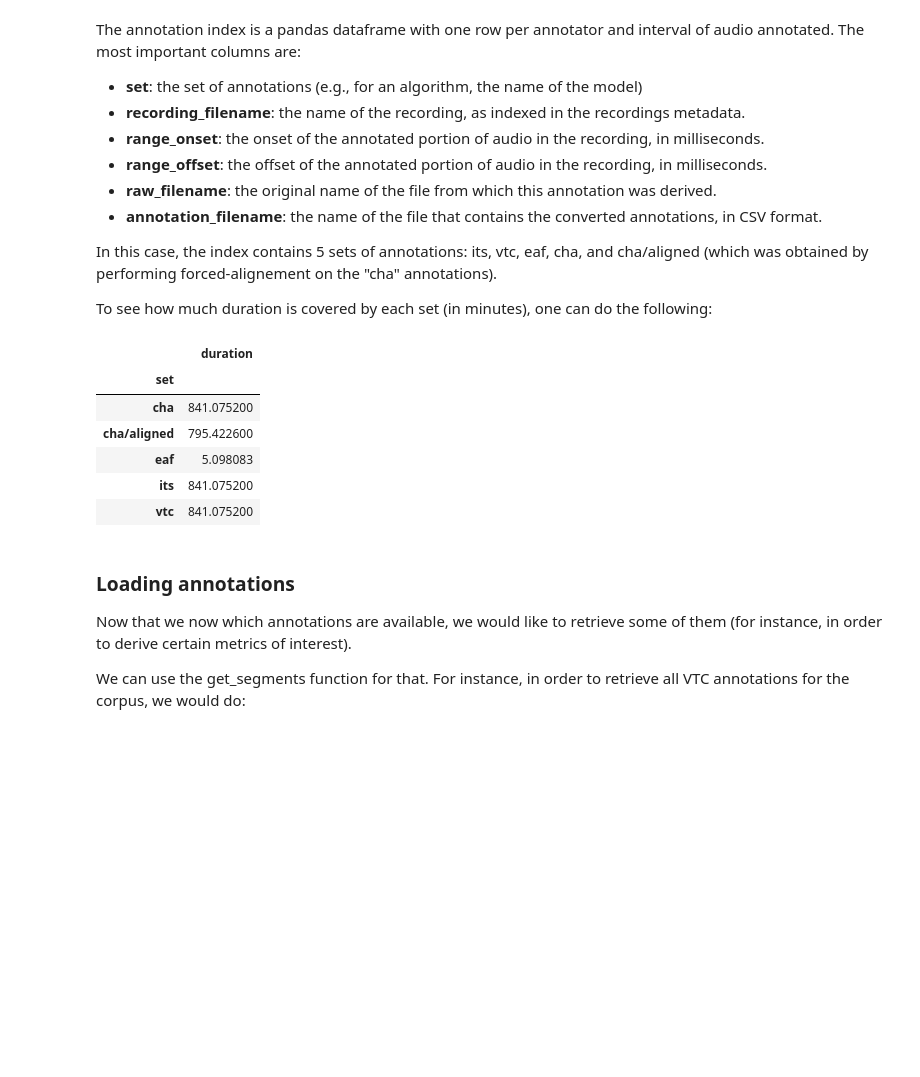
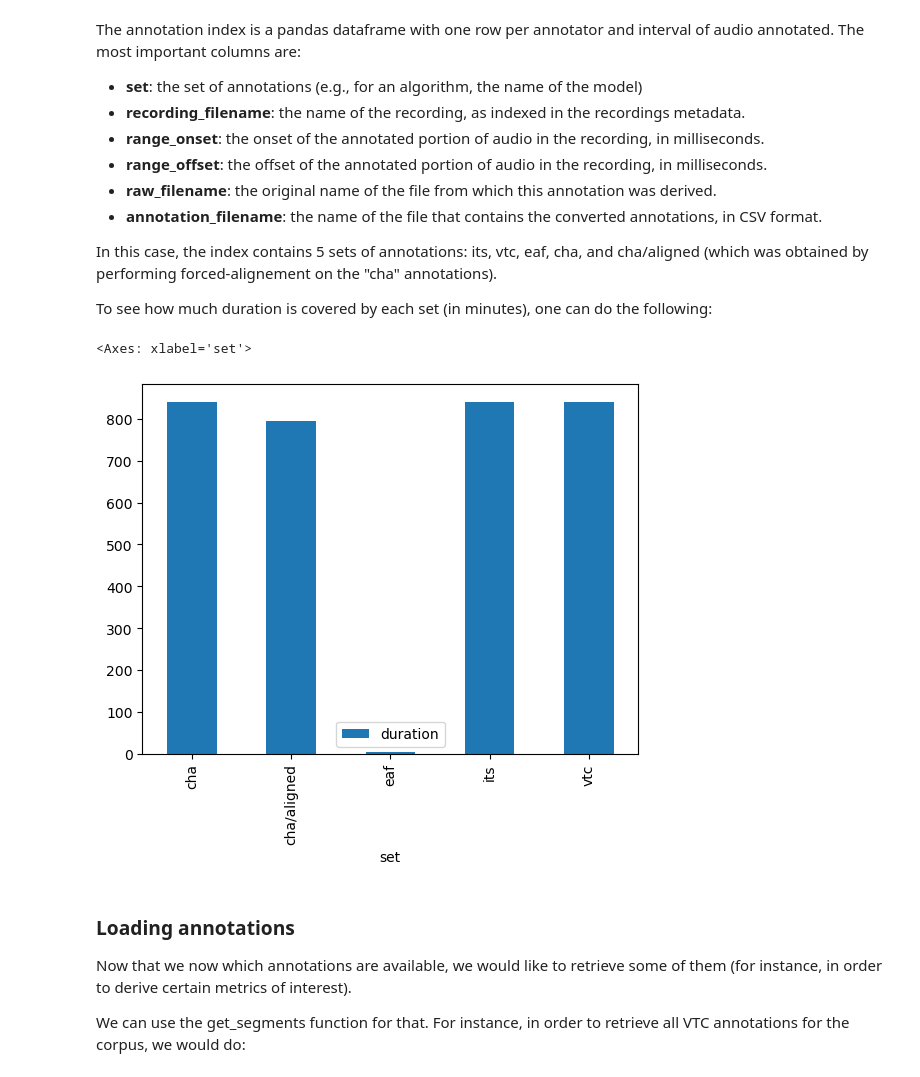
Before and after one commit to LAAC-LSCP/childproject-tutorials, a Jupyter notebook: 1_Annotations.ipynb, the cells around one changed output. Drawn from its saved outputs; the diff is of its cells as text; code cells hidden in the pictures; blank space fills up the shorter version.

```diff
--- a/1_Annotations.ipynb
+++ b/1_Annotations.ipynb
@@ -53,16 +53,11 @@ To see how much duration is covered by each set (in minutes), one can do the fol
 # %%
 am.annotations["duration"] = (am.annotations["range_offset"]-am.annotations["range_onset"])/(60*1000)
 am.annotations.groupby("set").agg(
     duration=("duration", "sum")
-)
+).plot(kind="bar")
 # %% [output]
-|  | duration |
-| set |  |
-| cha | 841.075200 |
-| cha/aligned | 795.422600 |
-| eaf | 5.098083 |
-| its | 841.075200 |
-| vtc | 841.075200 |
+<Axes: xlabel='set'>
+[figure, added]
 # %% [markdown]
 ### Loading annotations
 
```
Also changed, not shown: parts of 1 cell of this notebook, 2 other files.
